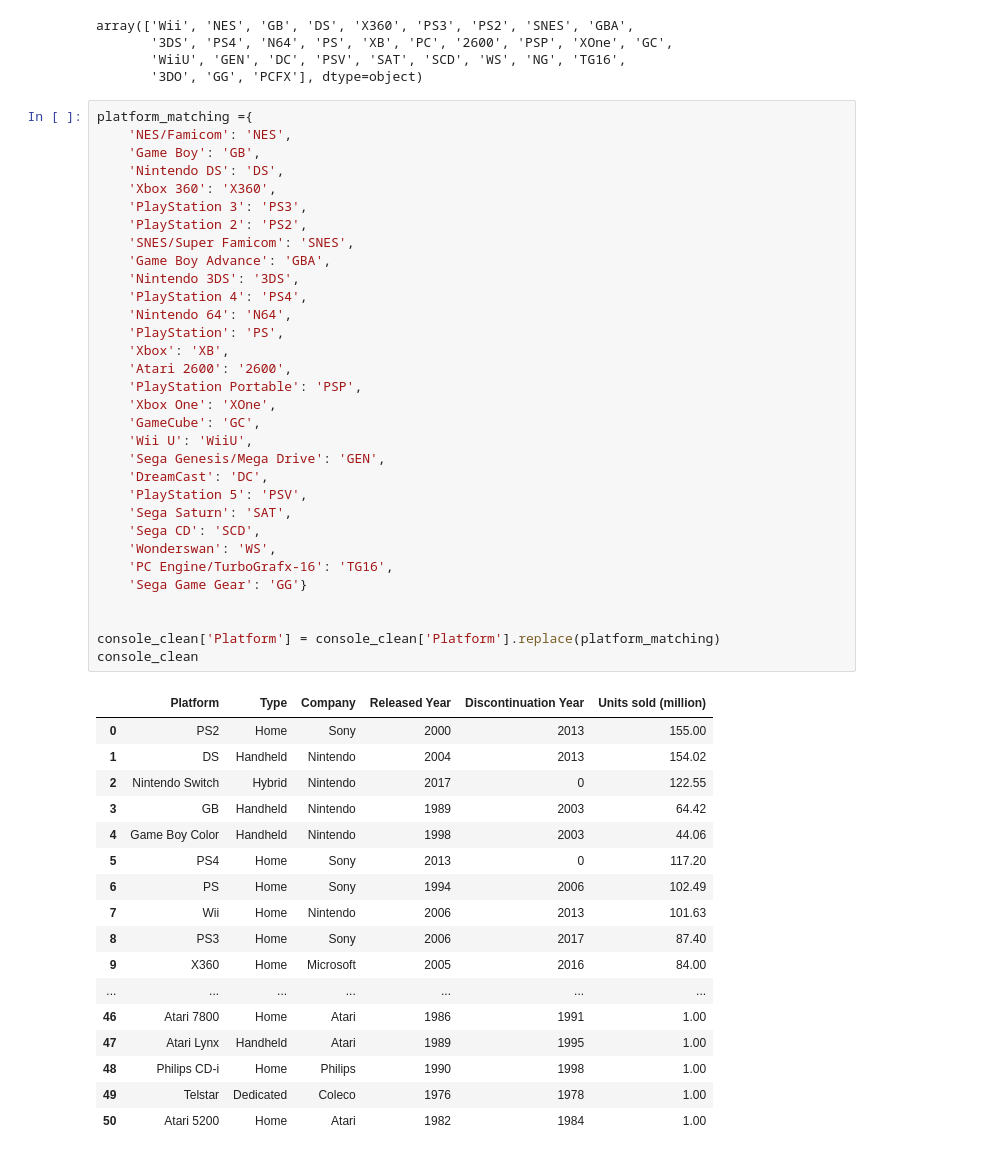
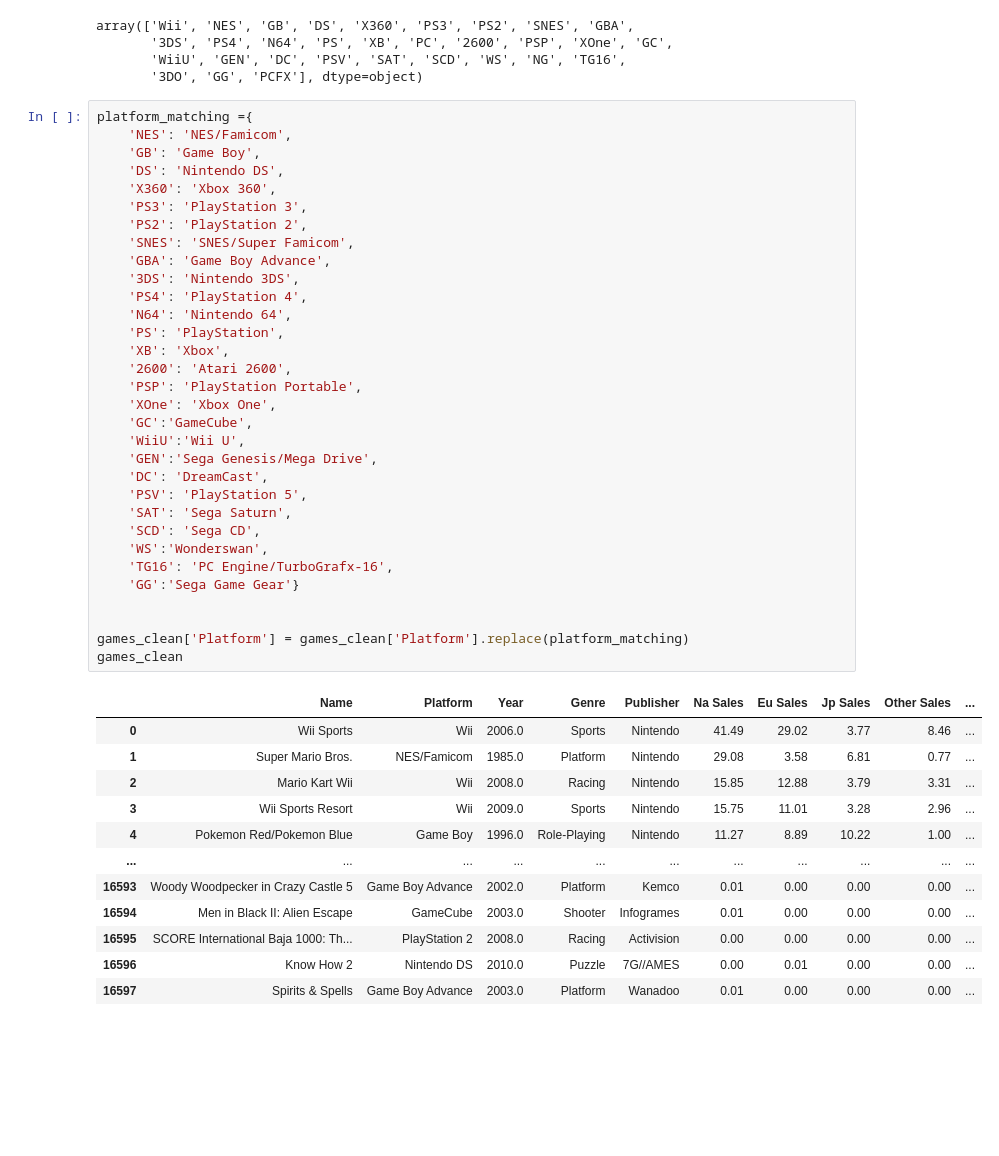
Before and after one commit to V-Pool/vg_sales, a Jupyter notebook: sales.ipynb, the cells around one changed output. Saved outputs shown, nothing was run; the diff lists cells and outputs as text; blank space fills up the shorter version.

Commit message:
correcting platform matching issues

```diff
--- a/sales.ipynb
+++ b/sales.ipynb
@@ -167,51 +167,46 @@ array(['Wii', 'NES', 'GB', 'DS', 'X360', 'PS3', 'PS2', 'SNES', 'GBA',
        '3DO', 'GG', 'PCFX'], dtype=object)
 # %%
 platform_matching ={
-    'NES/Famicom': 'NES',
-    'Game Boy': 'GB',
-    'Nintendo DS': 'DS',
-    'Xbox 360': 'X360',
-    'PlayStation 3': 'PS3',
-    'PlayStation 2': 'PS2',
-    'SNES/Super Famicom': 'SNES',
-    'Game Boy Advance': 'GBA',
-    'Nintendo 3DS': '3DS',
-    'PlayStation 4': 'PS4',
-    'Nintendo 64': 'N64',
-    'PlayStation': 'PS',
-    'Xbox': 'XB',
-    'Atari 2600': '2600',
-    'PlayStation Portable': 'PSP',
-    'Xbox One': 'XOne',
-    'GameCube': 'GC',
-    'Wii U': 'WiiU',
-    'Sega Genesis/Mega Drive': 'GEN',
-    'DreamCast': 'DC',
-    'PlayStation 5': 'PSV',
-    'Sega Saturn': 'SAT',
-    'Sega CD': 'SCD',
-    'Wonderswan': 'WS',
-    'PC Engine/TurboGrafx-16': 'TG16',
-    'Sega Game Gear': 'GG'}
+    'NES': 'NES/Famicom',
+    'GB': 'Game Boy',
+    'DS': 'Nintendo DS',
+    'X360': 'Xbox 360',
+    'PS3': 'PlayStation 3',
+    'PS2': 'PlayStation 2',
+    'SNES': 'SNES/Super Famicom',
+    'GBA': 'Game Boy Advance',
+    '3DS': 'Nintendo 3DS',
+    'PS4': 'PlayStation 4',
+    'N64': 'Nintendo 64',
+    'PS': 'PlayStation',
+    'XB': 'Xbox',
+    '2600': 'Atari 2600',
+    'PSP': 'PlayStation Portable',
+    'XOne': 'Xbox One',
+    'GC':'GameCube',
+    'WiiU':'Wii U',
+    'GEN':'Sega Genesis/Mega Drive',
+    'DC': 'DreamCast',
+    'PSV': 'PlayStation 5',
+    'SAT': 'Sega Saturn',
+    'SCD': 'Sega CD',
+    'WS':'Wonderswan',
+    'TG16': 'PC Engine/TurboGrafx-16',
+    'GG':'Sega Game Gear'}
 
 
-console_clean['Platform'] = console_clean['Platform'].replace(platform_matching)
-console_clean
+games_clean['Platform'] = games_clean['Platform'].replace(platform_matching)
+games_clean
 # %% [output]
-|  | Platform | Type | Company | Released Year | Discontinuation Year | Units sold (million) |
-| 0 | PS2 | Home | Sony | 2000 | 2013 | 155.00 |
-| 1 | DS | Handheld | Nintendo | 2004 | 2013 | 154.02 |
-| 2 | Nintendo Switch | Hybrid | Nintendo | 2017 | 0 | 122.55 |
-| 3 | GB | Handheld | Nintendo | 1989 | 2003 | 64.42 |
-| 4 | Game Boy Color | Handheld | Nintendo | 1998 | 2003 | 44.06 |
-| 5 | PS4 | Home | Sony | 2013 | 0 | 117.20 |
-| 6 | PS | Home | Sony | 1994 | 2006 | 102.49 |
-| 7 | Wii | Home | Nintendo | 2006 | 2013 | 101.63 |
-| 8 | PS3 | Home | Sony | 2006 | 2017 | 87.40 |
-| 9 | X360 | Home | Microsoft | 2005 | 2016 | 84.00 |
-| ... | ... | ... | ... | ... | ... | ... |
-| 46 | Atari 7800 | Home | Atari | 1986 | 1991 | 1.00 |
-| 47 | Atari Lynx | Handheld | Atari | 1989 | 1995 | 1.00 |
-| 48 | Philips CD-i | Home | Philips | 1990 | 1998 | 1.00 |
-| 49 | Telstar | Dedicated | Coleco | 1976 | 1978 | 1.00 |
-| 50 | Atari 5200 | Home | Atari | 1982 | 1984 | 1.00 |
+|  | Name | Platform | Year | Genre | Publisher | Na Sales | Eu Sales | Jp Sales | Other Sales | ... |
+| 0 | Wii Sports | Wii | 2006.0 | Sports | Nintendo | 41.49 | 29.02 | 3.77 | 8.46 | ... |
+| 1 | Super Mario Bros. | NES/Famicom | 1985.0 | Platform | Nintendo | 29.08 | 3.58 | 6.81 | 0.77 | ... |
+| 2 | Mario Kart Wii | Wii | 2008.0 | Racing | Nintendo | 15.85 | 12.88 | 3.79 | 3.31 | ... |
+| 3 | Wii Sports Resort | Wii | 2009.0 | Sports | Nintendo | 15.75 | 11.01 | 3.28 | 2.96 | ... |
+| 4 | Pokemon Red/Pokemon Blue | Game Boy | 1996.0 | Role-Playing | Nintendo | 11.27 | 8.89 | 10.22 | 1.00 | ... |
+| ... | ... | ... | ... | ... | ... | ... | ... | ... | ... | ... |
+| 16593 | Woody Woodpecker in Crazy Castle 5 | Game Boy Advance | 2002.0 | Platform | Kemco | 0.01 | 0.00 | 0.00 | 0.00 | ... |
+| 16594 | Men in Black II: Alien Escape | GameCube | 2003.0 | Shooter | Infogrames | 0.01 | 0.00 | 0.00 | 0.00 | ... |
+| 16595 | SCORE International Baja 1000: Th... | PlayStation 2 | 2008.0 | Racing | Activision | 0.00 | 0.00 | 0.00 | 0.00 | ... |
+| 16596 | Know How 2 | Nintendo DS | 2010.0 | Puzzle | 7G//AMES | 0.00 | 0.01 | 0.00 | 0.00 | ... |
+| 16597 | Spirits & Spells | Game Boy Advance | 2003.0 | Platform | Wanadoo | 0.01 | 0.00 | 0.00 | 0.00 | ... |
```
Also changed, not shown: parts of 2 cells of this notebook.
